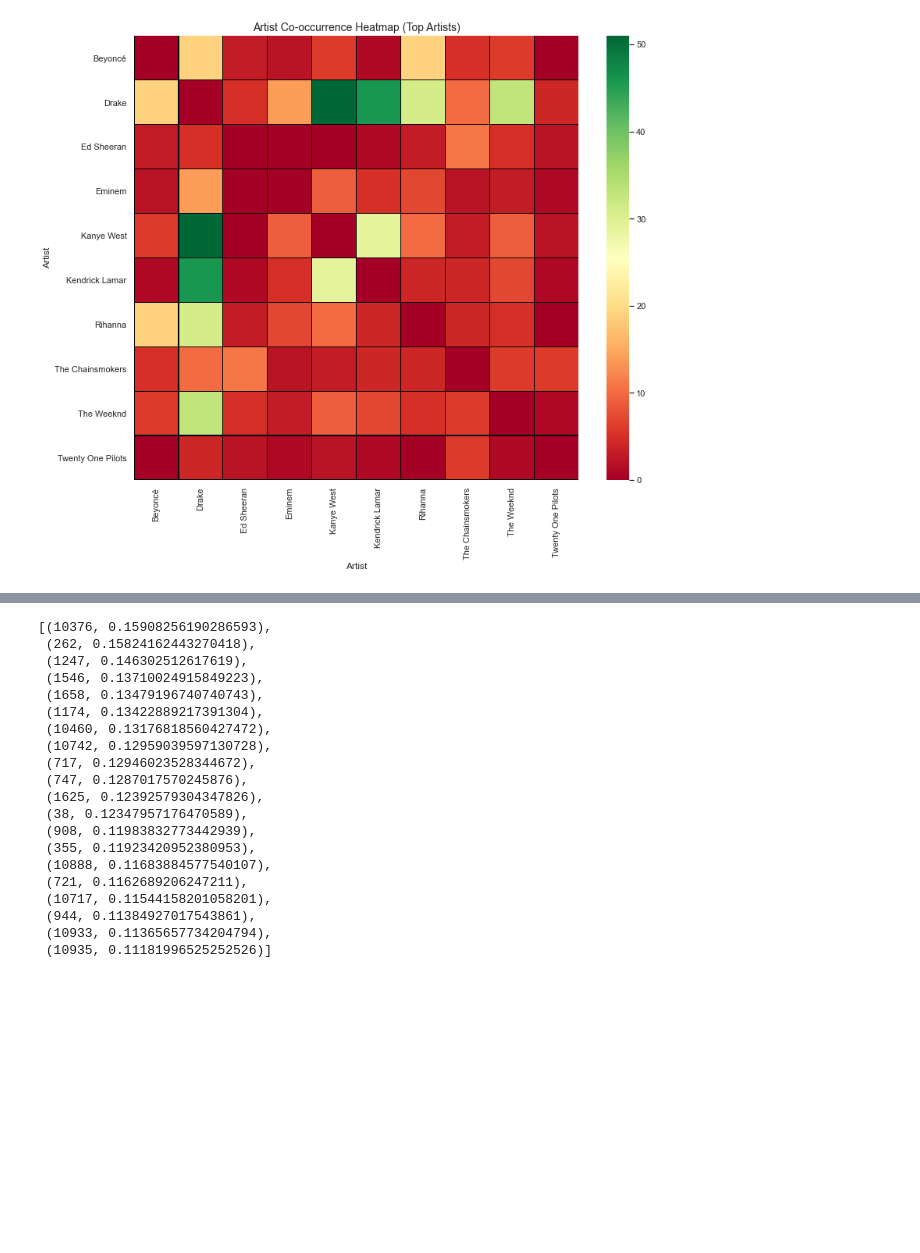
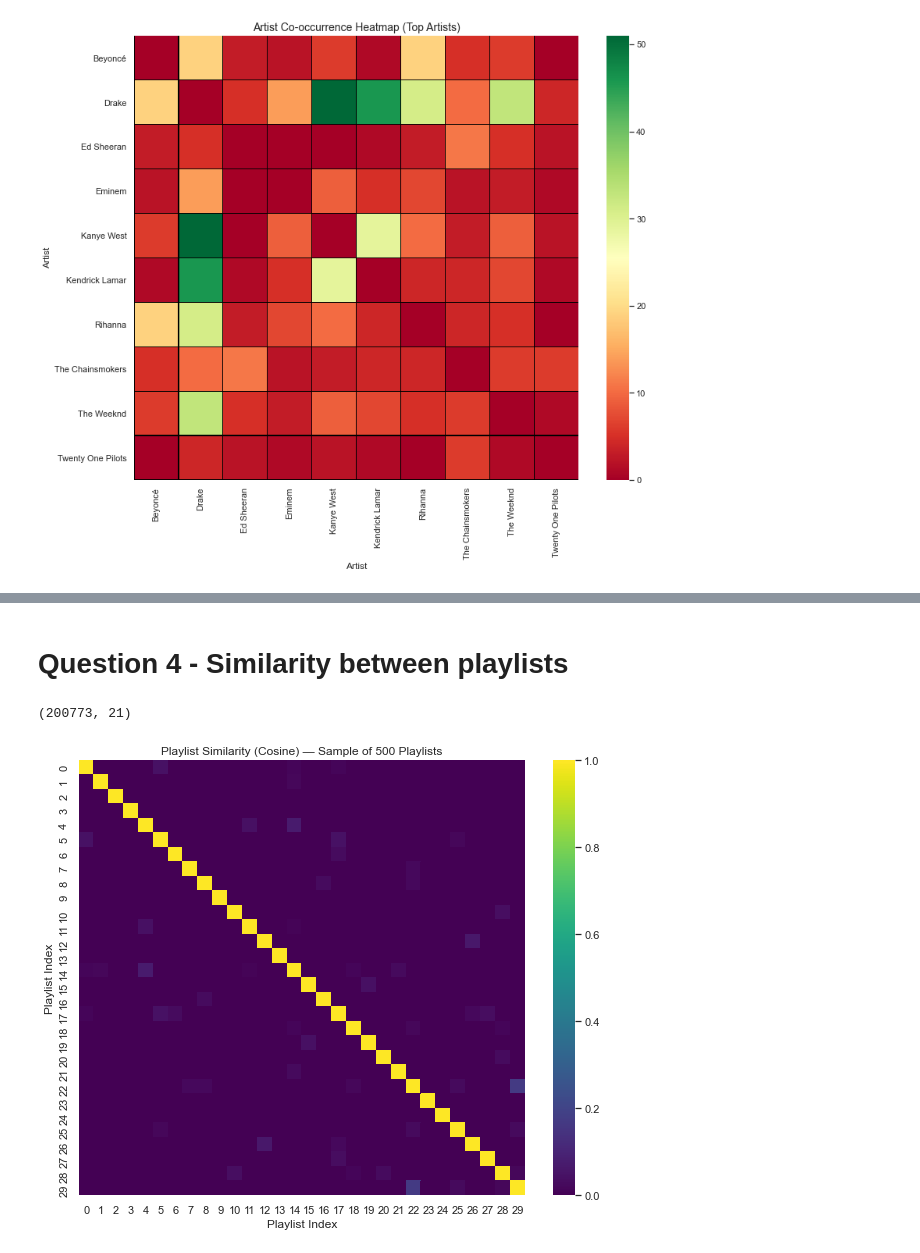
Before and after one commit to GigioilGrigio/INFO-H600, a Jupyter notebook: spotify_million_extract.ipynb, the cells around one changed output, grey strips where cells are left out. Saved outputs shown, nothing was run; the diff lists cells and outputs as text; code cells hidden in the pictures; blank space fills up the shorter version.

```diff
--- a/spotify_million_extract.ipynb
+++ b/spotify_million_extract.ipynb
@@ -85,0 +88,3 @@ df_full.loc[df_full["pid"] == 10815].to_excel("pid10815.xlsx") #check data integ
+# %%
+kaggle = pd.read_csv("spotify_data.csv")
+kaggle.head()
@@ -716,23 +734,2 @@ most_similar = sorted(
-# %%
-most_similar
-# %% [output]
-[(10376, 0.15908256190286593),
- (262, 0.15824162443270418),
- (1247, 0.146302512617619),
- (1546, 0.13710024915849223),
- (1658, 0.13479196740740743),
- (1174, 0.13422889217391304),
- (10460, 0.13176818560427472),
- (10742, 0.12959039597130728),
- (717, 0.12946023528344672),
- (747, 0.1287017570245876),
- (1625, 0.12392579304347826),
- (38, 0.12347957176470589),
- (908, 0.11983832773442939),
- (355, 0.11923420952380953),
- (10888, 0.11683884577540107),
- (721, 0.1162689206247211),
- (10717, 0.11544158201058201),
- (944, 0.11384927017543861),
- (10933, 0.11365657734204794),
- (10935, 0.11181996525252526)]
+# %% [markdown]
+# Question 4 - Similarity between playlists
@@ -738,0 +781,32 @@ most_similar
+# %%
+df_full.shape
+# %% [output]
+(200773, 21)
+# %%
+from scipy.sparse import csr_matrix
+
+
+# Map playlist IDs and track IDs to integer indices
+playlist_ids = df_full_enriched["pid"].astype("category")
+track_ids = df_full_enriched["track_uri"].astype("category")
+
+row_idx = playlist_ids.cat.codes
+col_idx = track_ids.cat.codes
+
+# Build sparse playlist × track matrix
+P = csr_matrix(
+    (np.ones(len(df_full_enriched)), (row_idx, col_idx)),
+    shape=(playlist_ids.cat.categories.size, track_ids.cat.categories.size)
+)
+# Compute similarity only among a subset of playlists, e.g. first 500
+subset = P[:30]  # or use playlist_ids.cat.categories[:500]
+sim_matrix = cosine_similarity(subset, dense_output=False)
+# %%
+plt.figure(figsize=(10, 8))
+sns.heatmap(sim_matrix.toarray(), cmap="viridis")
+plt.title("Playlist Similarity (Cosine) — Sample of 500 Playlists")
+plt.xlabel("Playlist Index")
+plt.ylabel("Playlist Index")
+plt.show()
+# %% [output]
+[figure, added]
```
Also changed, not shown: parts of 24 cells of this notebook.
